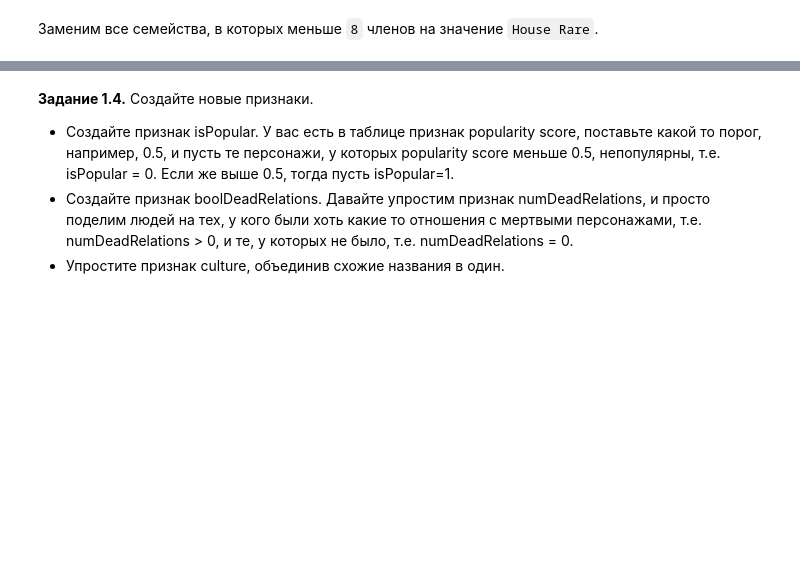
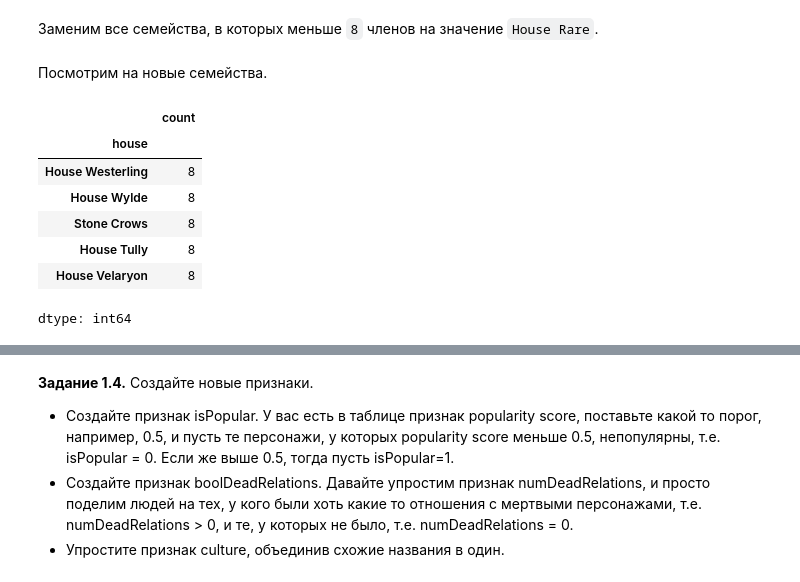
Before and after one commit to erdogan-deniz/DataScience, a Jupyter notebook: DLS/week_01_ml_intro/Homework/hw_1_game_of_thrones.ipynb, the cells around one changed output, grey strips where cells are left out. Drawn from its saved outputs; the diff is of its cells as text; code cells hidden in the pictures; blank space fills up the shorter version.

```diff
--- a/DLS/week_01_ml_intro/Homework/hw_1_game_of_thrones.ipynb
+++ b/DLS/week_01_ml_intro/Homework/hw_1_game_of_thrones.ipynb
@@ -526,5 +525,19 @@ print(f'Кардинальность категориального призна
 Однозначно сказать нельзя. Всё зависит от того, сколько членов семьи мы считаем минимально допустимым. Для значения равным `7` членам, у нас остаётся `25` уникальных семейств.
 # %% [markdown]
 Заменим все семейства, в которых меньше `8` членов на значение `House Rare`.
-# %%
-train_df["house"] = train_df["house"].apply(lambda )
+# %%
+test_df["house"] = test_df["house"].apply(lambda x: "House Rare" if  test_df["house"].value_counts().get(x, 0, ) < 8 else x, )
+train_df["house"] = train_df["house"].apply(lambda x: "House Rare" if  train_df["house"].value_counts().get(x, 0, ) < 8 else x, )
+# %% [markdown]
+Посмотрим на новые семейства.
+# %%
+train_df["house"].value_counts().tail(5)
+# %% [output]
+|  | count |
+| house |  |
+| House Westerling | 8 |
+| House Wylde | 8 |
+| Stone Crows | 8 |
+| House Tully | 8 |
+| House Velaryon | 8 |
+dtype: int64
```
Also changed, not shown: parts of 36 cells of this notebook.
